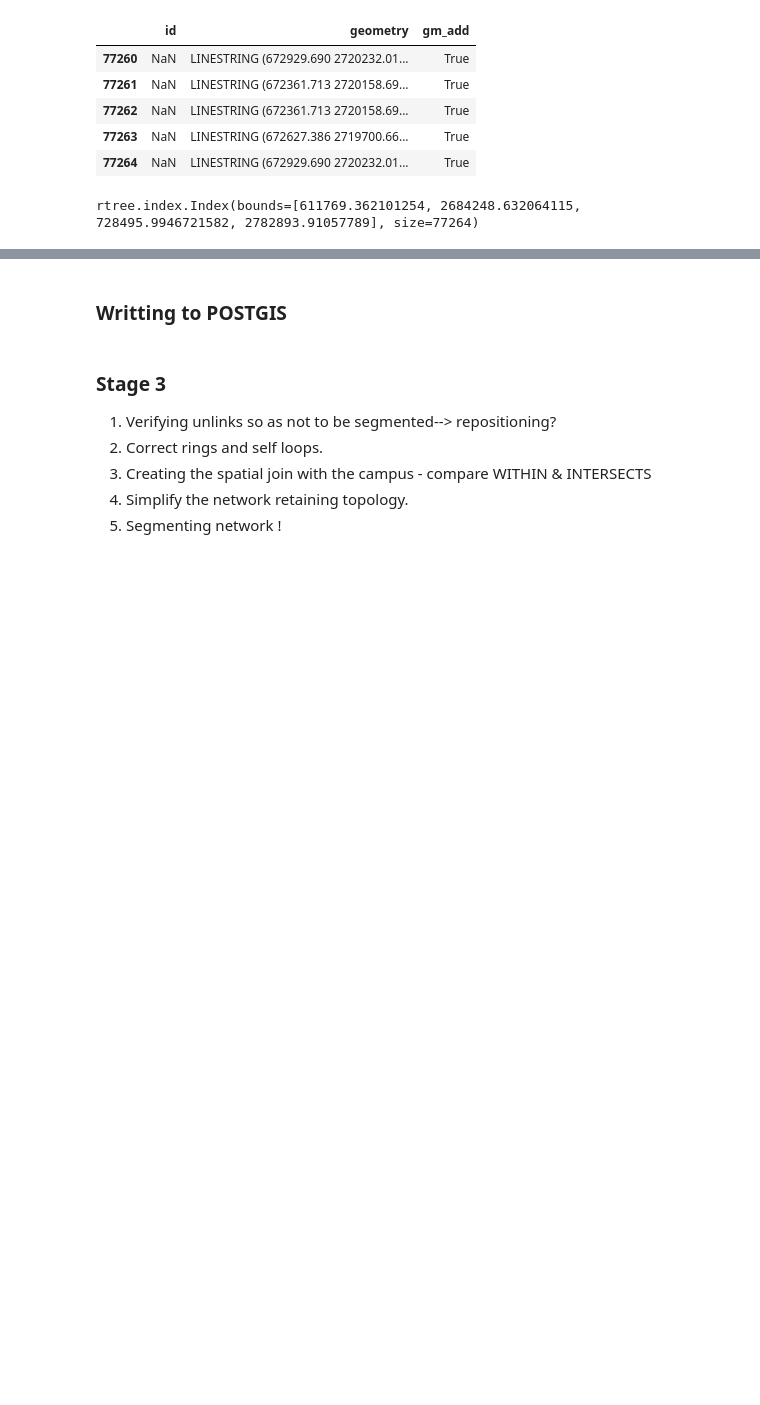
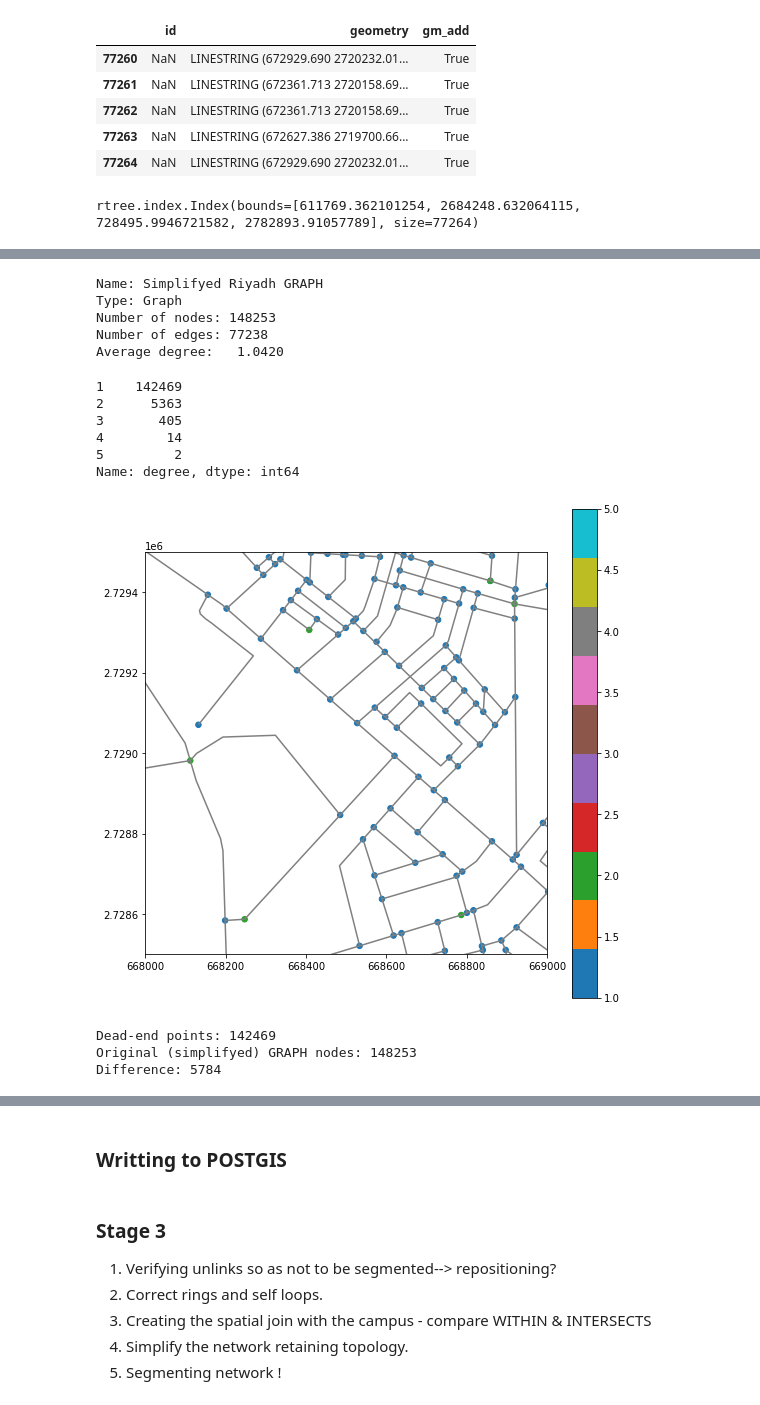
Before and after one commit to gregmaya/Riyadh_modeling, a Jupyter notebook: 1_Geometry_Manipulation.ipynb, the cells around one changed output, grey strips where cells are left out. Cells and saved outputs as stored; diff of their text form; code cells hidden in the pictures; blank space fills up the shorter version.

```diff
--- a/1_Geometry_Manipulation.ipynb
+++ b/1_Geometry_Manipulation.ipynb
@@ -202,4 +206,6 @@ from shapely.geometry import Point, MultiPoint
 # %%
-#create an graph to
+#create an graph to select the points that are end points
 fp= "cl_data/network_Stage2_1.shp"
-G = nx.read_shp(fp, simplify=False) #simplify : "line geometries to start and end coordinates."
+#creating GRAPH from the shapefile
+G = nx.read_shp(fp, simplify=True) #simplify : "line geometries to start and end coordinates."
+#-> this is probably best as we want to extract only the end points
@@ -209,0 +212,13 @@ networkx.classes.reportviews.DiDegreeView
+# %%
+#transforming the GRAPH to an undirected GRAPH
+G = G.to_undirected()
+#assigning a name to the GRAPH
+G.name = "Simplifyed Riyadh GRAPH"
+
+print(nx.info(G))
+# %% [output]
+Name: Simplifyed Riyadh GRAPH
+Type: Graph
+Number of nodes: 148253
+Number of edges: 77238
+Average degree:   1.0420
@@ -209,0 +228,35 @@ networkx.classes.reportviews.DiDegreeView
+# %%
+#create lists to extract the nodes and the thei degrees
+nodes_list = []
+degree_list = []
+#iterate over every node to calculate its degree and store in Lists
+for n in G.nodes():
+    nodes_list.append(Point(n))
+    degree = nx.degree(G,n)
+    degree_list.append(degree)
+# %%
+gdfnodes = gpd.GeoDataFrame(zip(nodes_list,degree_list),
+                            columns=["geometry", "degree"],
+                            crs=CRS.from_epsg(20438))
+# %%
+gdfnodes.degree.value_counts()
+# %% [output]
+1    142469
+2      5363
+3       405
+4        14
+5         2
+Name: degree, dtype: int64
+# %%
+#initiate the figure object
+fig, ax = plt.subplots(figsize=[9,9])
+
+#plot data
+net_clean_junctions.plot(ax= ax,color="grey", linewidth=1.5 )
+gdfnodes.plot(ax= ax,column = "degree", cmap="tab10", markersize=30, legend=True)
+
+#cropping to certain coordinates
+ax.set_xlim(668000, 669000)
+ax.set_ylim(2728500, 2729500);
+# %% [output]
+[figure, added]
@@ -209,0 +267,12 @@ networkx.classes.reportviews.DiDegreeView
+# %%
+#filter out all the points with higher degree than 1
+degree_mask = gdfnodes["degree"]==1
+dead_ends = gdfnodes[degree_mask]
+
+print("Dead-end points:", len(dead_ends))
+print("Original (simplifyed) GRAPH nodes:", len(gdfnodes))
+print("Difference:", len(gdfnodes)-len(dead_ends))
+# %% [output]
+Dead-end points: 142469
+Original (simplifyed) GRAPH nodes: 148253
+Difference: 5784
```
Also changed, not shown: parts of 26 cells of this notebook, 20 other files.
